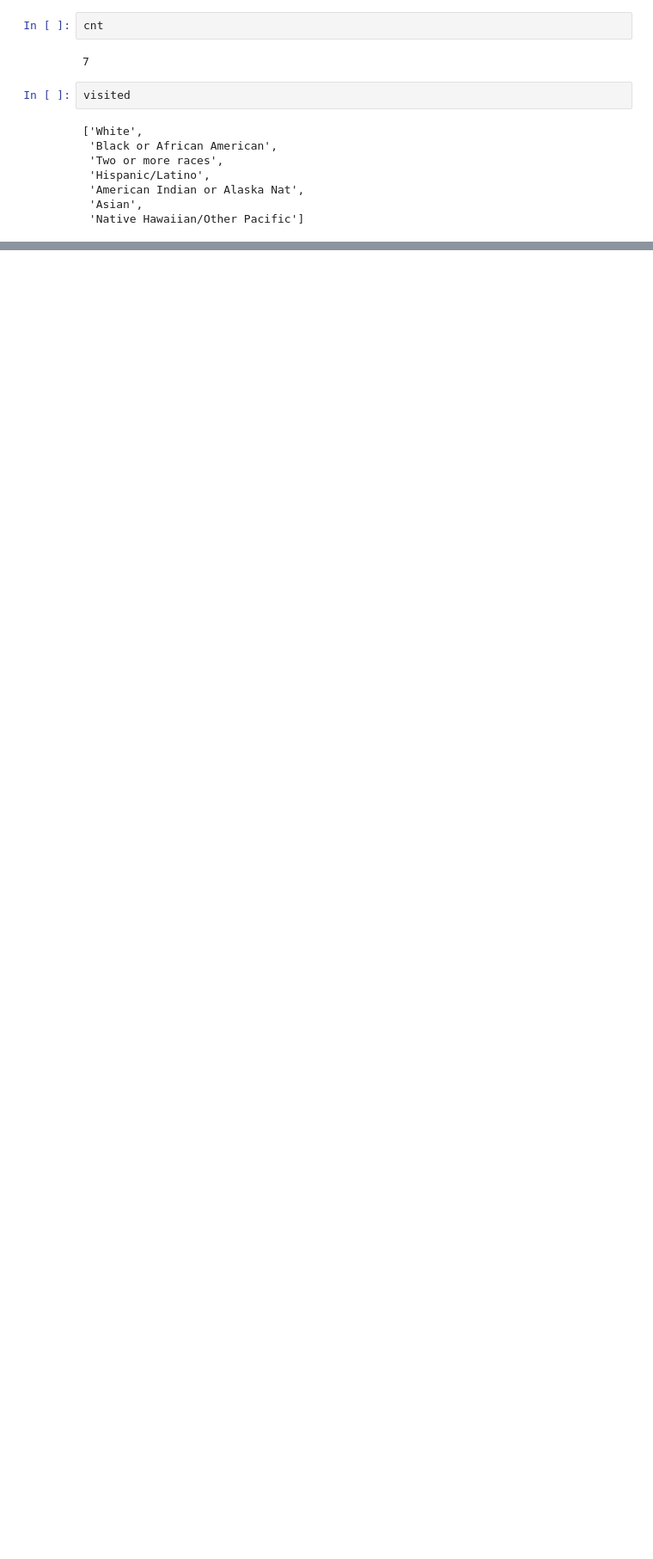
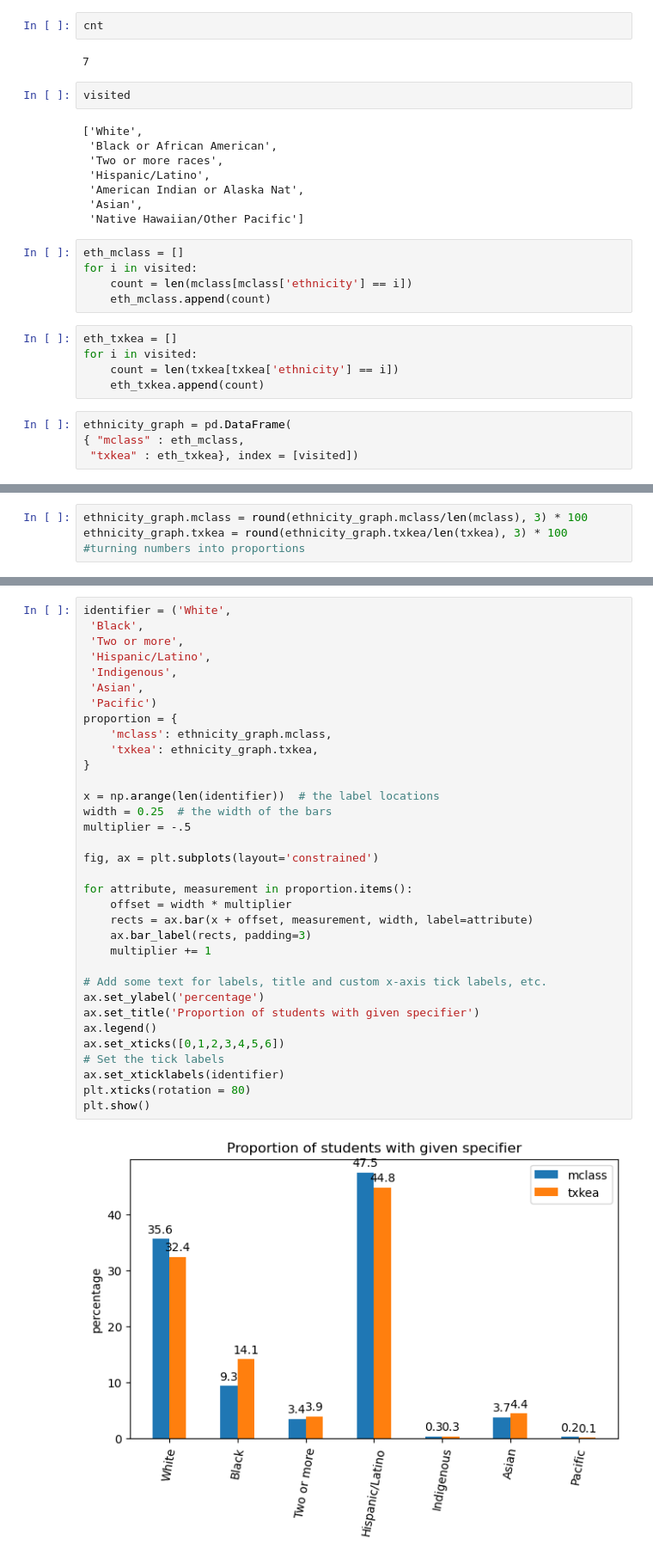
Before and after one commit to wherrickjr/tea_project, a Jupyter notebook: Data/tea_test.ipynb, the cells around one changed output, grey strips where cells are left out. Shown: that part at 86% size. Drawn from its saved outputs; the diff is of its cells as text; blank space fills up the shorter version.

```diff
--- a/Data/tea_test.ipynb
+++ b/Data/tea_test.ipynb
@@ -218,3 +219,17 @@ visited
  'American Indian or Alaska Nat',
  'Asian',
  'Native Hawaiian/Other Pacific']
+# %%
+eth_mclass = []
+for i in visited:
+    count = len(mclass[mclass['ethnicity'] == i])
+    eth_mclass.append(count)
+# %%
+eth_txkea = []
+for i in visited:
+    count = len(txkea[txkea['ethnicity'] == i])
+    eth_txkea.append(count)
+# %%
+ethnicity_graph = pd.DataFrame(
+{ "mclass" : eth_mclass,
+ "txkea" : eth_txkea}, index = [visited])
@@ -220,0 +247,4 @@ visited
+# %%
+ethnicity_graph.mclass = round(ethnicity_graph.mclass/len(mclass), 3) * 100
+ethnicity_graph.txkea = round(ethnicity_graph.txkea/len(txkea), 3) * 100
+#turning numbers into proportions
@@ -220,0 +262,36 @@ visited
+# %%
+identifier = ('White',
+ 'Black',
+ 'Two or more',
+ 'Hispanic/Latino',
+ 'Indigenous',
+ 'Asian',
+ 'Pacific')
+proportion = {
+    'mclass': ethnicity_graph.mclass,
+    'txkea': ethnicity_graph.txkea,
+}
+
+x = np.arange(len(identifier))  # the label locations
+width = 0.25  # the width of the bars
+multiplier = -.5
+
+fig, ax = plt.subplots(layout='constrained')
+
+for attribute, measurement in proportion.items():
+    offset = width * multiplier
+    rects = ax.bar(x + offset, measurement, width, label=attribute)
+    ax.bar_label(rects, padding=3)
+    multiplier += 1
+
+# Add some text for labels, title and custom x-axis tick labels, etc.
+ax.set_ylabel('percentage')
+ax.set_title('Proportion of students with given specifier')
+ax.legend()
+ax.set_xticks([0,1,2,3,4,5,6])
+# Set the tick labels
+ax.set_xticklabels(identifier)
+plt.xticks(rotation = 80)
+plt.show()
+# %% [output]
+[figure, added]
```
Also changed, not shown: parts of 15 cells of this notebook.
